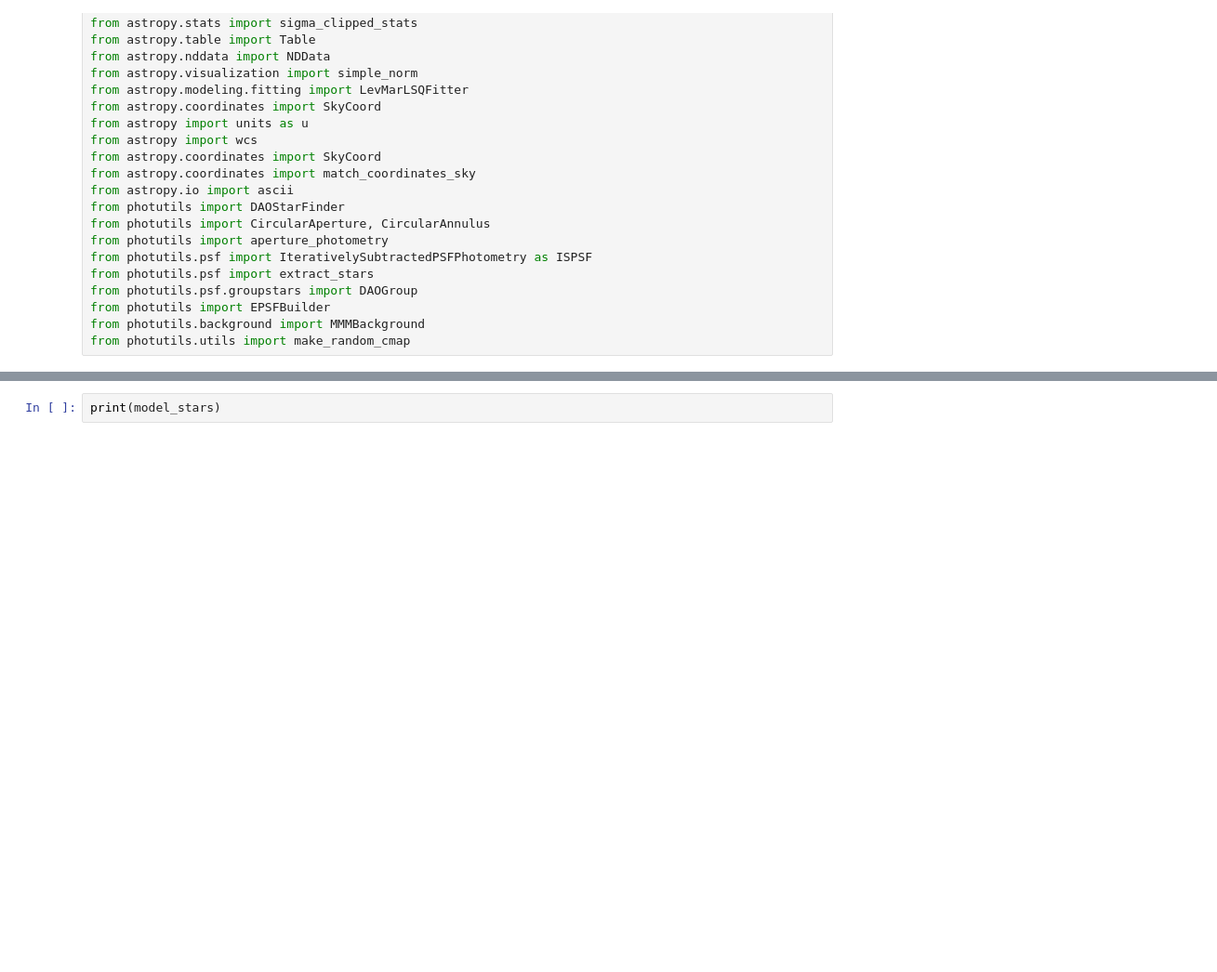
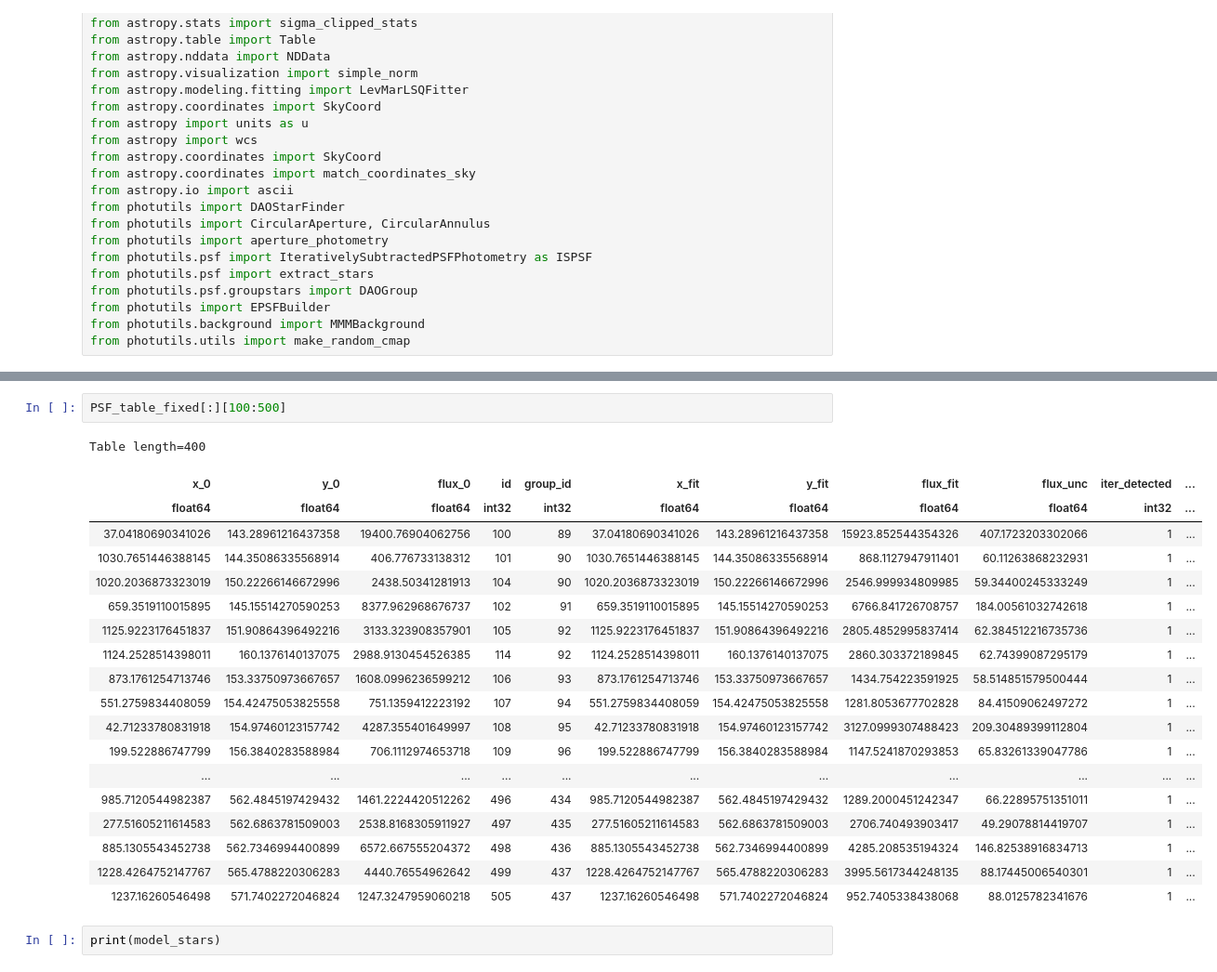
Before and after one commit to jake-the-bird/MPhys-RRL, a Jupyter notebook: test_photometry/PHOTOMETRY_SCHMOTOMETRY.ipynb, the cells around one changed output, grey strips where cells are left out. Shown at 93% size. Cells and saved outputs as stored; diff of their text form; blank space fills up the shorter version.

```diff
--- a/test_photometry/PHOTOMETRY_SCHMOTOMETRY.ipynb
+++ b/test_photometry/PHOTOMETRY_SCHMOTOMETRY.ipynb
@@ -337,3 +509,25 @@ Time taken: 19.691706100000374s
+# %%
+PSF_table_fixed[:][100:500]
+# %% [output]
+Table length=400
+| x_0 | y_0 | flux_0 | id | group_id | x_fit | y_fit | flux_fit | flux_unc | iter_detected | ... |
+| float64 | float64 | float64 | int32 | int32 | float64 | float64 | float64 | float64 | int32 | ... |
+| 37.04180690341026 | 143.28961216437358 | 19400.76904062756 | 100 | 89 | 37.04180690341026 | 143.28961216437358 | 15923.852544354326 | 407.1723203302066 | 1 | ... |
+| 1030.7651446388145 | 144.35086335568914 | 406.776733138312 | 101 | 90 | 1030.7651446388145 | 144.35086335568914 | 868.1127947911401 | 60.11263868232931 | 1 | ... |
+| 1020.2036873323019 | 150.22266146672996 | 2438.50341281913 | 104 | 90 | 1020.2036873323019 | 150.22266146672996 | 2546.999934809985 | 59.34400245333249 | 1 | ... |
+| 659.3519110015895 | 145.15514270590253 | 8377.962968676737 | 102 | 91 | 659.3519110015895 | 145.15514270590253 | 6766.841726708757 | 184.00561032742618 | 1 | ... |
+| 1125.9223176451837 | 151.90864396492216 | 3133.323908357901 | 105 | 92 | 1125.9223176451837 | 151.90864396492216 | 2805.4852995837414 | 62.384512216735736 | 1 | ... |
+| 1124.2528514398011 | 160.1376140137075 | 2988.9130454526385 | 114 | 92 | 1124.2528514398011 | 160.1376140137075 | 2860.303372189845 | 62.74399087295179 | 1 | ... |
+| 873.1761254713746 | 153.33750973667657 | 1608.0996236599212 | 106 | 93 | 873.1761254713746 | 153.33750973667657 | 1434.754223591925 | 58.514851579500444 | 1 | ... |
+| 551.2759834408059 | 154.42475053825558 | 751.1359412223192 | 107 | 94 | 551.2759834408059 | 154.42475053825558 | 1281.8053677702828 | 84.41509062497272 | 1 | ... |
+| 42.71233780831918 | 154.97460123157742 | 4287.355401649997 | 108 | 95 | 42.71233780831918 | 154.97460123157742 | 3127.0999307488423 | 209.30489399112804 | 1 | ... |
+| 199.522886747799 | 156.3840283588984 | 706.1112974653718 | 109 | 96 | 199.522886747799 | 156.3840283588984 | 1147.5241870293853 | 65.83261339047786 | 1 | ... |
+| ... | ... | ... | ... | ... | ... | ... | ... | ... | ... | ... |
+| 985.7120544982387 | 562.4845197429432 | 1461.2224420512262 | 496 | 434 | 985.7120544982387 | 562.4845197429432 | 1289.2000451242347 | 66.22895751351011 | 1 | ... |
+| 277.51605211614583 | 562.6863781509003 | 2538.8168305911927 | 497 | 435 | 277.51605211614583 | 562.6863781509003 | 2706.740493903417 | 49.29078814419707 | 1 | ... |
+| 885.1305543452738 | 562.7346994400899 | 6572.667555204372 | 498 | 436 | 885.1305543452738 | 562.7346994400899 | 4285.208535194324 | 146.82538916834713 | 1 | ... |
+| 1228.4264752147767 | 565.4788220306283 | 4440.76554962642 | 499 | 437 | 1228.4264752147767 | 565.4788220306283 | 3995.5617344248135 | 88.17445006540301 | 1 | ... |
+| 1237.16260546498 | 571.7402272046824 | 1247.3247959060218 | 505 | 437 | 1237.16260546498 | 571.7402272046824 | 952.7405338438068 | 88.0125782341676 | 1 | ... |
 # %%
 print(model_stars)
 # %%
```
Also changed, not shown: parts of 10 cells of this notebook, 2 other files.
